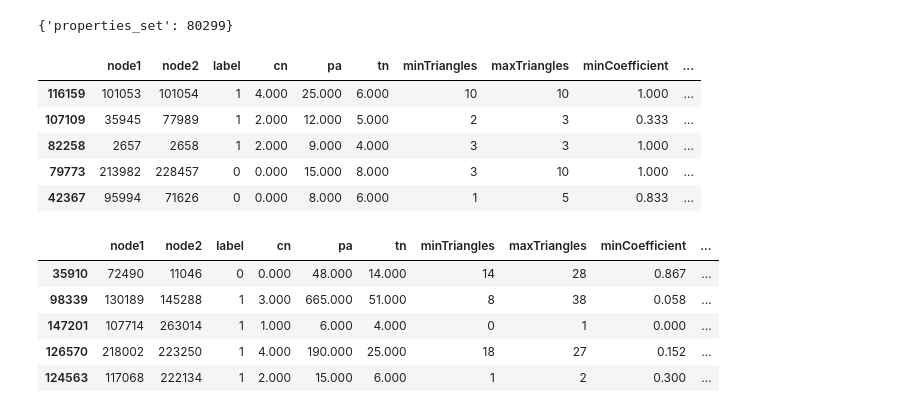
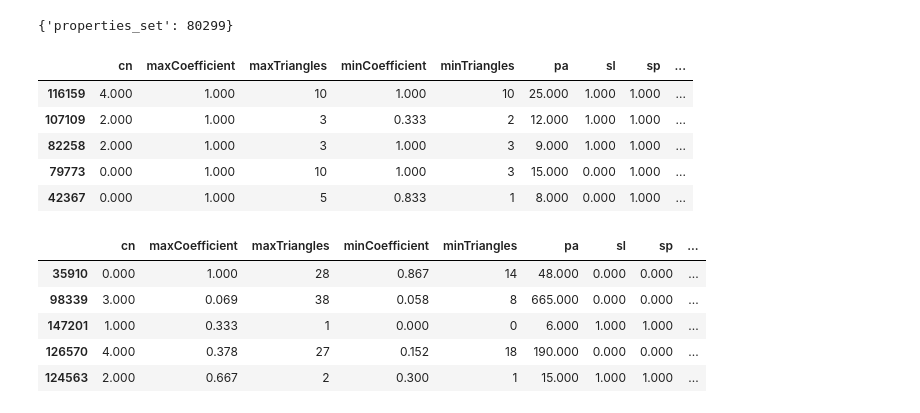
Before and after one commit to neo4j-examples/link-prediction, a Jupyter notebook: notebooks/04_Model_Feature_Engineering.ipynb, the cells around one changed output. Drawn from its saved outputs; the diff is of its cells as text; code cells hidden in the pictures.

```diff
--- a/notebooks/04_Model_Feature_Engineering.ipynb
+++ b/notebooks/04_Model_Feature_Engineering.ipynb
@@ -372,26 +372,26 @@ df_test_under = apply_community_features(df_test_under, "partitionTest", "louvai
 # end::apply-community-features[]
 # %%
 # tag::train-after-features[]
-df_train_under.sample(5, random_state=42)
+df_train_under.drop(columns=["node1", "node2"]).sample(5, random_state=42)
 # end::train-after-features[]
 # %% [output]
-|  | node1 | node2 | label | cn | pa | tn | minTriangles | maxTriangles | minCoefficient | ... |
-| 116159 | 101053 | 101054 | 1 | 4.000 | 25.000 | 6.000 | 10 | 10 | 1.000 | ... |
-| 107109 | 35945 | 77989 | 1 | 2.000 | 12.000 | 5.000 | 2 | 3 | 0.333 | ... |
-| 82258 | 2657 | 2658 | 1 | 2.000 | 9.000 | 4.000 | 3 | 3 | 1.000 | ... |
-| 79773 | 213982 | 228457 | 0 | 0.000 | 15.000 | 8.000 | 3 | 10 | 1.000 | ... |
-| 42367 | 95994 | 71626 | 0 | 0.000 | 8.000 | 6.000 | 1 | 5 | 0.833 | ... |
+|  | cn | maxCoefficient | maxTriangles | minCoefficient | minTriangles | pa | sl | sp | ... |
+| 116159 | 4.000 | 1.000 | 10 | 1.000 | 10 | 25.000 | 1.000 | 1.000 | ... |
+| 107109 | 2.000 | 1.000 | 3 | 0.333 | 2 | 12.000 | 1.000 | 1.000 | ... |
+| 82258 | 2.000 | 1.000 | 3 | 1.000 | 3 | 9.000 | 1.000 | 1.000 | ... |
+| 79773 | 0.000 | 1.000 | 10 | 1.000 | 3 | 15.000 | 0.000 | 1.000 | ... |
+| 42367 | 0.000 | 1.000 | 5 | 0.833 | 1 | 8.000 | 0.000 | 1.000 | ... |
 # %%
 # tag::test-after-features[]
-df_test_under.sample(5, random_state=42)
+df_test_under.drop(columns=["node1", "node2"]).sample(5, random_state=42)
 # end::test-after-features[]
 # %% [output]
-|  | node1 | node2 | label | cn | pa | tn | minTriangles | maxTriangles | minCoefficient | ... |
-| 35910 | 72490 | 11046 | 0 | 0.000 | 48.000 | 14.000 | 14 | 28 | 0.867 | ... |
-| 98339 | 130189 | 145288 | 1 | 3.000 | 665.000 | 51.000 | 8 | 38 | 0.058 | ... |
-| 147201 | 107714 | 263014 | 1 | 1.000 | 6.000 | 4.000 | 0 | 1 | 0.000 | ... |
-| 126570 | 218002 | 223250 | 1 | 4.000 | 190.000 | 25.000 | 18 | 27 | 0.152 | ... |
-| 124563 | 117068 | 222134 | 1 | 2.000 | 15.000 | 6.000 | 1 | 2 | 0.300 | ... |
+|  | cn | maxCoefficient | maxTriangles | minCoefficient | minTriangles | pa | sl | sp | ... |
+| 35910 | 0.000 | 1.000 | 28 | 0.867 | 14 | 48.000 | 0.000 | 0.000 | ... |
+| 98339 | 3.000 | 0.069 | 38 | 0.058 | 8 | 665.000 | 0.000 | 0.000 | ... |
+| 147201 | 1.000 | 0.333 | 1 | 0.000 | 0 | 6.000 | 1.000 | 1.000 | ... |
+| 126570 | 4.000 | 0.378 | 27 | 0.152 | 18 | 190.000 | 0.000 | 0.000 | ... |
+| 124563 | 2.000 | 0.667 | 2 | 0.300 | 1 | 15.000 | 1.000 | 1.000 | ... |
 # %%
 # Re-order so that label is last
 df_train_under = df_train_under.reindex(columns=sorted(df_train_under.columns))
```
Also changed, not shown: parts of 1 cell of this notebook, 13 other files.
